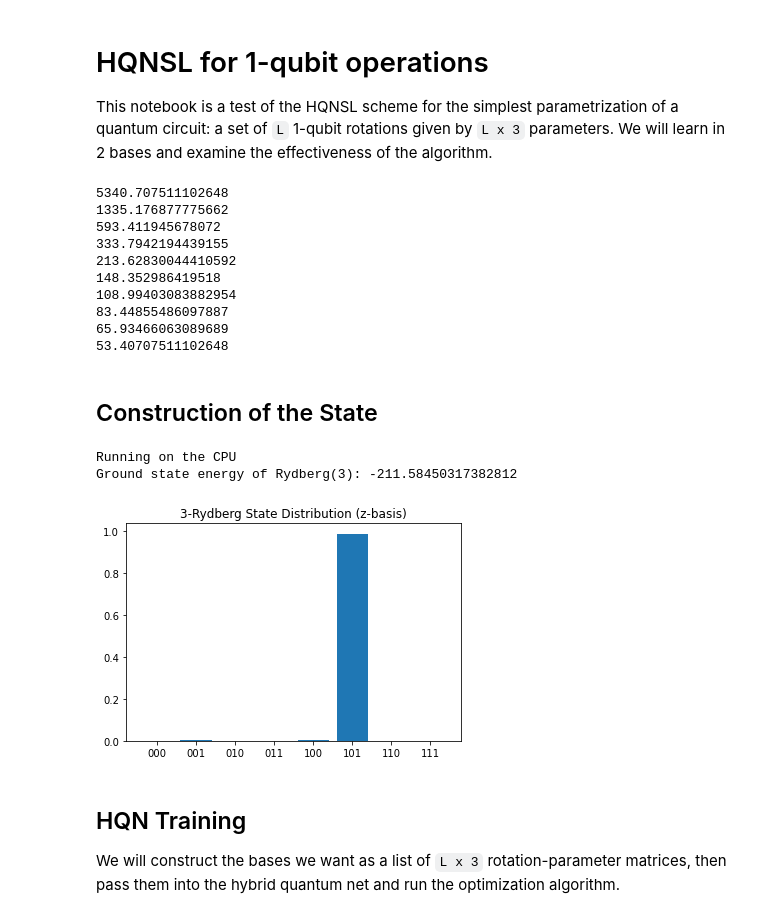
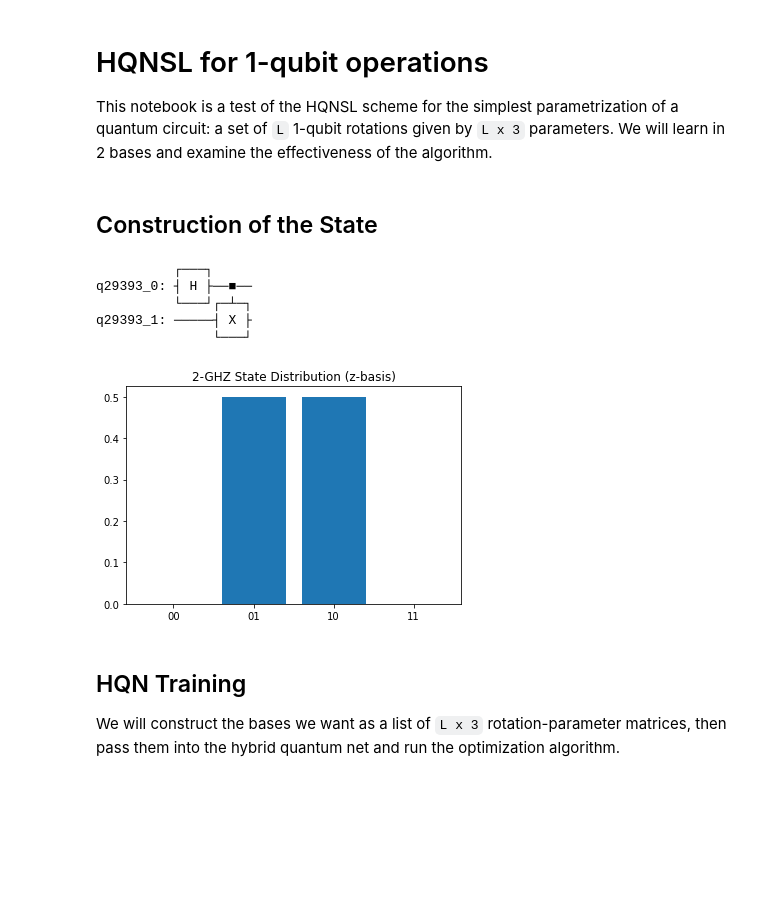
Before and after one commit to jz-lu/symmetry-learning, a Jupyter notebook: HQN.ipynb, the cells around one changed output. Drawn from its saved outputs; the diff is of its cells as text; code cells hidden in the pictures; blank space fills up the shorter version.

```diff
--- a/HQN.ipynb
+++ b/HQN.ipynb
@@ -1,21 +1,6 @@
 # %% [markdown]
 # HQNSL for 1-qubit operations
 This notebook is a test of the HQNSL scheme for the simplest parametrization of a quantum circuit: a set of `L` 1-qubit rotations given by `L x 3` parameters. We will learn in 2 bases and examine the effectiveness of the algorithm.
-# %%
-C = 2*np.pi*850
-for i in range (10):
-    print(C/(i+1)**2)
-# %% [output]
-5340.707511102648
-1335.176877775662
-593.411945678072
-333.7942194439155
-213.62830044410592
-148.352986419518
-108.99403083882954
-83.44855486097887
-65.93466063089689
-53.40707511102648
 # %%
 from __helpers import qubit_expansion, rand_basis
 from ___constants import PARAM_PER_QUBIT_PER_DEPTH
@@ -37,9 +22,9 @@ The below flags control all the main parts of a run. The only things you
 would need to change besides these is the optimization parameters, like which
 algorithm to use, learning rate, maximum iterations, etc.
 """
-CIRCUIT_DEPTH = 0 # Depth of the parameterized quantum circuit
-STATE_TYPE = 'Rydberg'
-NUM_QUBITS = 3
+CIRCUIT_DEPTH = 3 # Depth of the parameterized quantum circuit
+STATE_TYPE = 'GHZ'
+NUM_QUBITS = 2
 USE_REGULARIZER = False
 # %%
 """[Notes on the states]
@@ -53,36 +38,43 @@ This is due to the way the circuit is designed. The rest are as you would expect
 if STATE_TYPE == 'GHZ':
     # Prepare: GHZ State (from: Q-circuit)
     from GHZ_generator import GHZ_state_circuit
     state = Statevector.from_int(0, 2**NUM_QUBITS)
     qc = GHZ_state_circuit(L=NUM_QUBITS)
     print(qc)
+    qc.x(0)
     state = state.evolve(qc)
 elif STATE_TYPE == 'XY':
     # Prepare: XY(L) (from: ED)
     from XY_generator import xy_ground_state
     state = Statevector(xy_ground_state(NUM_QUBITS).numpy())
 elif STATE_TYPE == 'Cluster':
     # Prepare cluster(L) (from: Q-circuit)
     from cluster_generator import cluster_state_circuit
     state = Statevector.from_int(0, 2**(NUM_QUBITS**2))
     qc = cluster_state_circuit(NUM_QUBITS)
     print(qc)
     state = state.evolve(qc)
 elif STATE_TYPE == 'Rydberg':
     from Rydber_generator import rydberg_ground_state
     state = Statevector(rydberg_ground_state(NUM_QUBITS))
 else:
     raise TypeError("Invalid state type specified.")
 param_shape = (state.num_qubits, CIRCUIT_DEPTH+1, PARAM_PER_QUBIT_PER_DEPTH)
 
+
+
+
 # Visualize the distribution
 plt.bar(qubit_expansion(state.num_qubits), state.probabilities())
 plt.title(f"{NUM_QUBITS}-{STATE_TYPE} State Distribution (z-basis)")
 plt.show()
 # %% [output]
-Running on the CPU
-Ground state energy of Rydberg(3): -211.58450317382812
+          ┌───┐
+q29393_0: ┤ H ├──■──
+          └───┘┌─┴─┐
+q29393_1: ─────┤ X ├
+               └───┘
-[figure, old version]
+[figure, new version]
 # %% [markdown]
 ## HQN Training
 We will construct the bases we want as a list of `L x 3` rotation-parameter matrices, then pass them into the hybrid quantum net and run the optimization algorithm.
```
Also changed, not shown: parts of 7 cells of this notebook, 8 other files.
